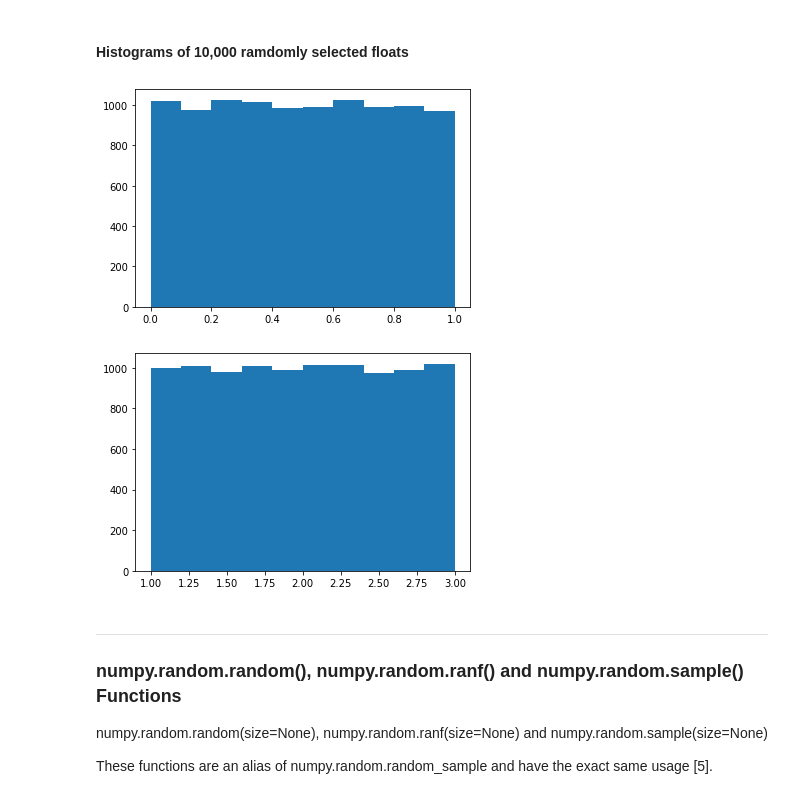
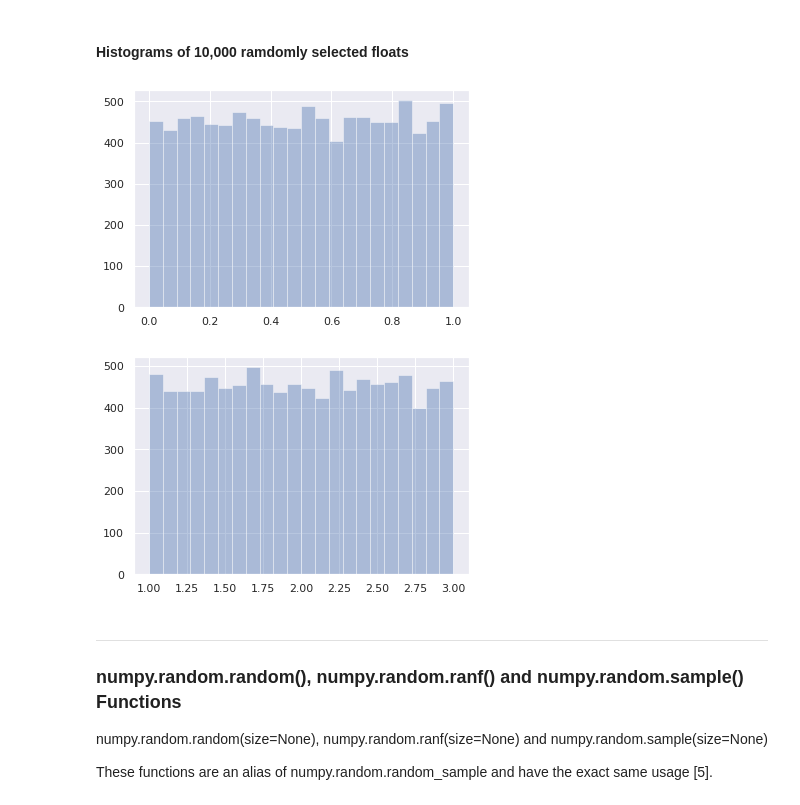
Before and after one commit to AdrianDonohoe/numpy.random, a Jupyter notebook: numpy-random.ipynb, the cells around one changed output. Saved outputs shown, nothing was run; the diff lists cells and outputs as text; code cells hidden in the pictures.

Commit message:
changed all plt.hist to seaborn distplot

```diff
--- a/numpy-random.ipynb
+++ b/numpy-random.ipynb
@@ -12,3 +10,8 @@ import numpy as np # import the numpy package
+# %%
+import numpy as np # import the numpy package
+import seaborn as sns # import seaborn
+sns.set(style="darkgrid") # set dark grid style
+import matplotlib.pyplot as plt # Import pyplot in order to use the hist function in matplotlib
 # %% [markdown]
 ***
 ## Simple Random Data Functions
@@ -239,14 +242,14 @@ array([[0.08043098, 0.13980285],
 #### Histograms of 10,000 ramdomly selected floats
 # %%
 x = np.random.random_sample(10000) # Creates an array x with 10,000 values
-plt.hist(x); # Plot a histogram of x. An even distribution just like numpy.random.rand() function
+sns.distplot(x,kde=False); # Plot a histogram of x. An even distribution just like numpy.random.rand() function
 # %% [output]
-[figure, old version]
+[figure, new version]
 # %%
 x = 2*np.random.random_sample(10000) + 1  # This creates an array x with 10,000 samples between [1, 3) [6]
-plt.hist(x); # Again we see an even distribution but this time between [1, 3)
+sns.distplot(x,kde=False); # Again we see an even distribution but this time between [1, 3)
 # %% [output]
-[figure, old version]
+[figure, new version]
 # %% [markdown]
 ***
 ### numpy.random.random(), numpy.random.ranf() and numpy.random.sample() Functions
```
Also changed, not shown: parts of 9 cells of this notebook.
